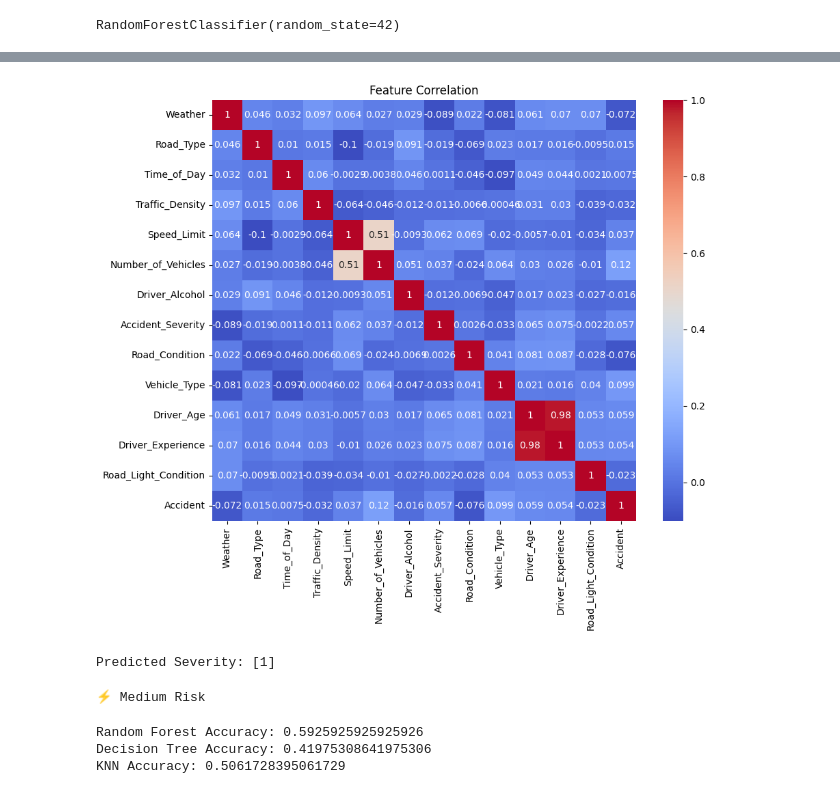
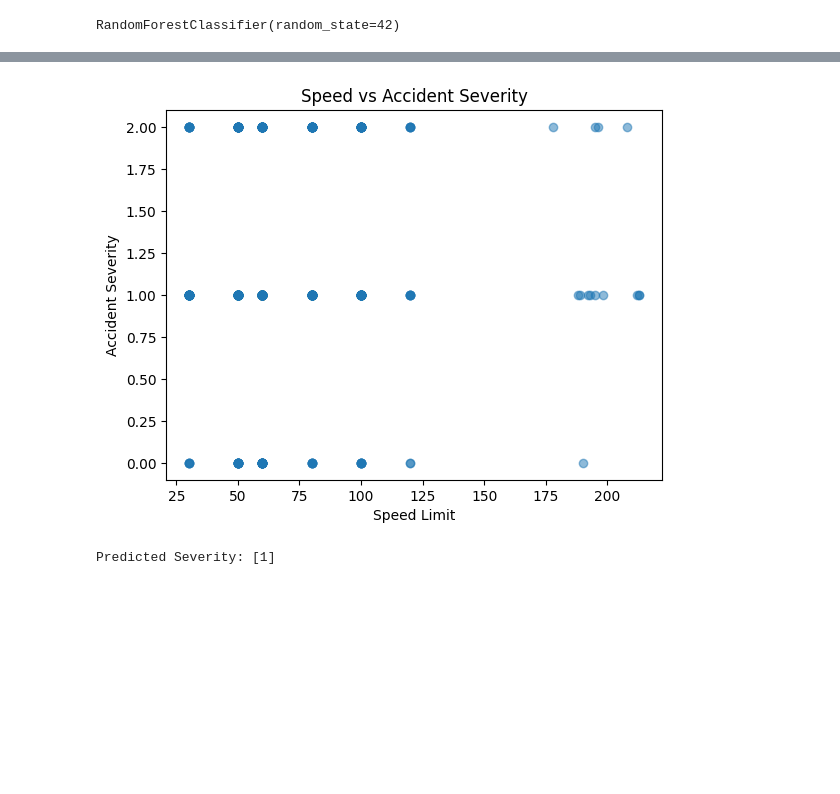
Before and after one commit to VaaniSharmmaa/Accident_Severity_Project, a Jupyter notebook: main.ipynb, the cells around one changed output, grey strips where cells are left out. Saved outputs shown, nothing was run; the diff lists cells and outputs as text; code cells hidden in the pictures; blank space fills up the shorter version.

```diff
--- a/main.ipynb
+++ b/main.ipynb
@@ -143,10 +136,11 @@ plt.show()
-# %%
-plt.figure(figsize=(10,8))
-sns.heatmap(df.corr(), annot=True, cmap='coolwarm')
-plt.title("Feature Correlation")
-plt.show()
-# %% [output]
-[figure, removed]
+# %%
+plt.scatter(df['Speed'], df['Accident_Severity'], alpha=0.5)
+plt.xlabel("Speed Limit")
+plt.ylabel("Accident Severity")
+plt.title("Speed vs Accident Severity")
+plt.show()
+# %% [output]
+[figure, added]
 # %%
 sample = X_test.iloc[0].values.reshape(1, -1)
 prediction = model.predict(sample)
@@ -154,33 +148,3 @@ prediction = model.predict(sample)
 print("Predicted Severity:", prediction)
 # %% [output]
 Predicted Severity: [1]
-# %%
-def risk_alert(pred):
-    if pred == 2:  # assume 2 = High
-        return "⚠️ HIGH RISK!"
-    elif pred == 1:
-        return "⚡ Medium Risk"
-    else:
-        return "✅ Low Risk"
-
-print(risk_alert(prediction[0]))
-# %% [output]
-⚡ Medium Risk
-# %%
-from sklearn.tree import DecisionTreeClassifier
-from sklearn.neighbors import KNeighborsClassifier
-
-models = {
-    "Random Forest": RandomForestClassifier(),
-    "Decision Tree": DecisionTreeClassifier(),
-    "KNN": KNeighborsClassifier()
-}
-
-for name, m in models.items():
-    m.fit(X_train, y_train)
-    pred = m.predict(X_test)
-    print(name, "Accuracy:", accuracy_score(y_test, pred))
-# %% [output]
-Random Forest Accuracy: 0.5925925925925926
-Decision Tree Accuracy: 0.41975308641975306
-KNN Accuracy: 0.5061728395061729
```
Also changed, not shown: parts of 22 cells of this notebook, 1 other file.
